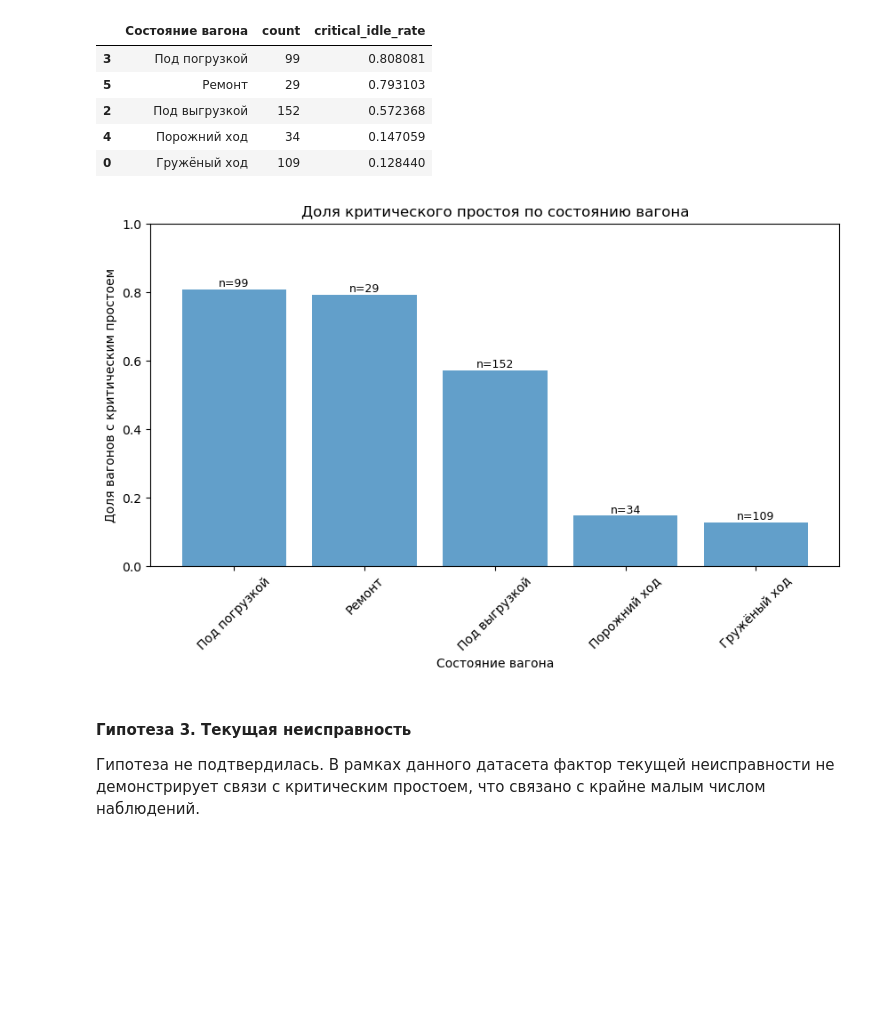
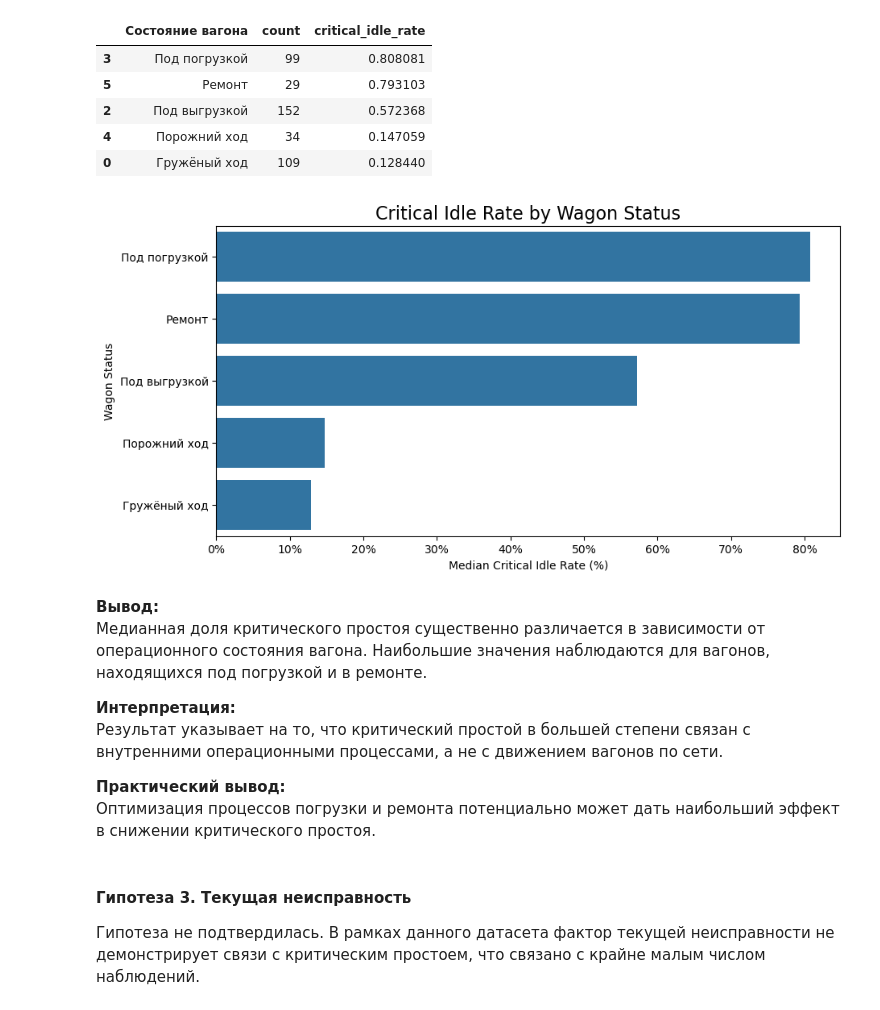
Before and after one commit to elena-data-analytics/wagon-idle-analysis, a Jupyter notebook: wagon_idle_analysis.ipynb, the cells around one changed output. Saved outputs shown, nothing was run; the diff lists cells and outputs as text; code cells hidden in the pictures; blank space fills up the shorter version.

```diff
--- a/wagon_idle_analysis.ipynb
+++ b/wagon_idle_analysis.ipynb
@@ -184,14 +186,12 @@ plt.show()
 в данных сегментах инфраструктуры. При этом размер выборки по каждой дороге ограничен, что требует осторожной интерпретации результатов.
 Статус «ремонт» отражает технический контур и частично пересекается с процессом простоя, поэтому результаты по данной категории интерпретируются ограниченно и используются преимущественно для описательного сравнения.
 # %%
-
 risk_by_status = (
     df.groupby('Состояние вагона')['critical_idle']
       .agg(['count','mean']).reset_index()
       .rename(columns={'mean':'critical_idle_rate'})
       .query('count >= 10')
-      .sort_values('critical_idle_rate', ascending=False)
-)
+      .sort_values('critical_idle_rate', ascending=False))
 
 risk_by_status
 # %% [output]
@@ -201,32 +201,34 @@ risk_by_status
 | 2 | Под выгрузкой | 152 | 0.572368 |
 | 4 | Порожний ход | 34 | 0.147059 |
 | 0 | Гружёный ход | 109 | 0.128440 |
-# %%
-
-bars = plt.bar(
-    risk_by_status['Состояние вагона'],
-    risk_by_status['critical_idle_rate'],
-    alpha=0.7)
-
-plt.ylabel('Доля вагонов с критическим простоем')
-plt.xlabel('Состояние вагона')
-plt.title('Доля критического простоя по cостоянию вагона')
-plt.xticks(rotation=45)
-plt.ylim(0,1)
-# подписи n над столбцами
-for bar, n in zip(bars, risk_by_status['count']):
-    plt.text(
-        bar.get_x() + bar.get_width() / 2,
-        bar.get_height(),
-        f'n={n}',
-        ha='center',
-        va='bottom',
-        fontsize=9
-    )
-
-plt.show()
-# %% [output]
-[figure, removed]
+# %%
+### Hypothesis 2  Critical idle rate varies significantly depending on wagon operational status.
+
+sns.barplot(
+    data=risk_by_status,
+    y='Состояние вагона',
+    x='critical_idle_rate',
+    estimator=np.median,
+    errorbar=None)
+plt.gca().xaxis.set_major_formatter(
+    plt.FuncFormatter(lambda x, _: f'{x:.0%}'))
+
+plt.title('Critical Idle Rate by Wagon Status', fontsize=16)
+plt.xlabel('Median Critical Idle Rate (%)')
+plt.ylabel('Wagon Status')
+
+plt.show()
+# %% [output]
+[figure, added]
+# %% [markdown]
+**Вывод:**
+Медианная доля критического простоя существенно различается в зависимости от операционного состояния вагона. Наибольшие значения наблюдаются для вагонов, находящихся под погрузкой и в ремонте.
+
+**Интерпретация:**
+Результат указывает на то, что критический простой в большей степени связан с внутренними операционными процессами, а не с движением вагонов по сети.
+
+**Практический вывод:**
+Оптимизация процессов погрузки и ремонта потенциально может дать наибольший эффект в снижении критического простоя.
 # %% [markdown]
 #### Гипотеза 3. Текущая неисправность
 
```
Also changed, not shown: parts of 11 cells of this notebook.
